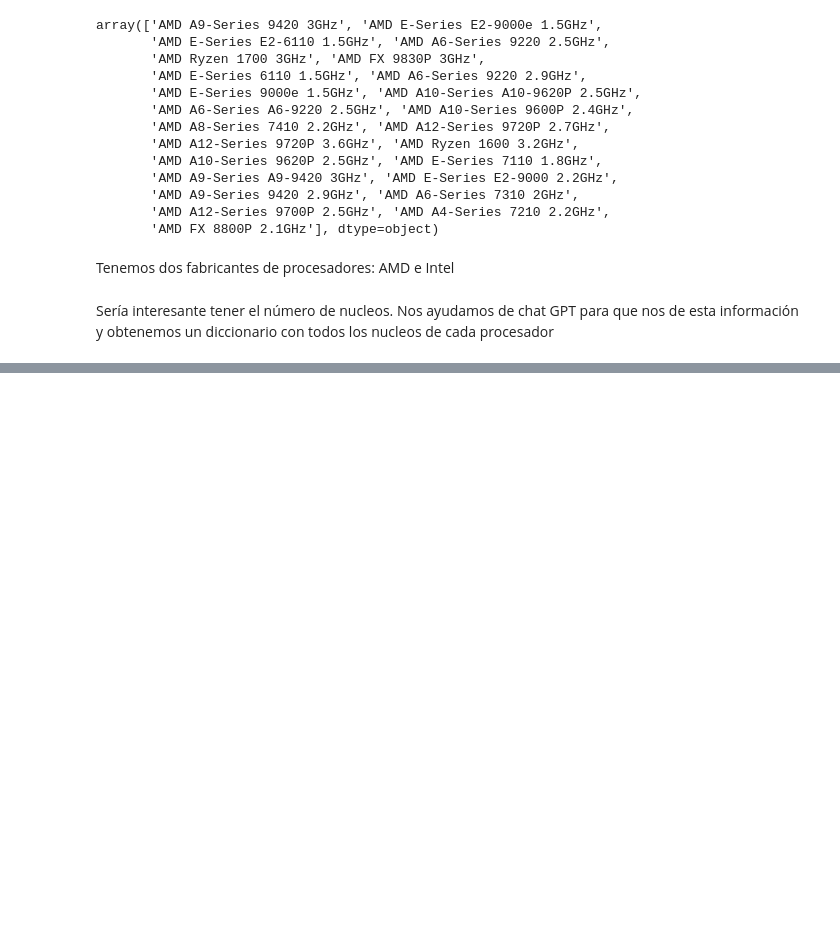
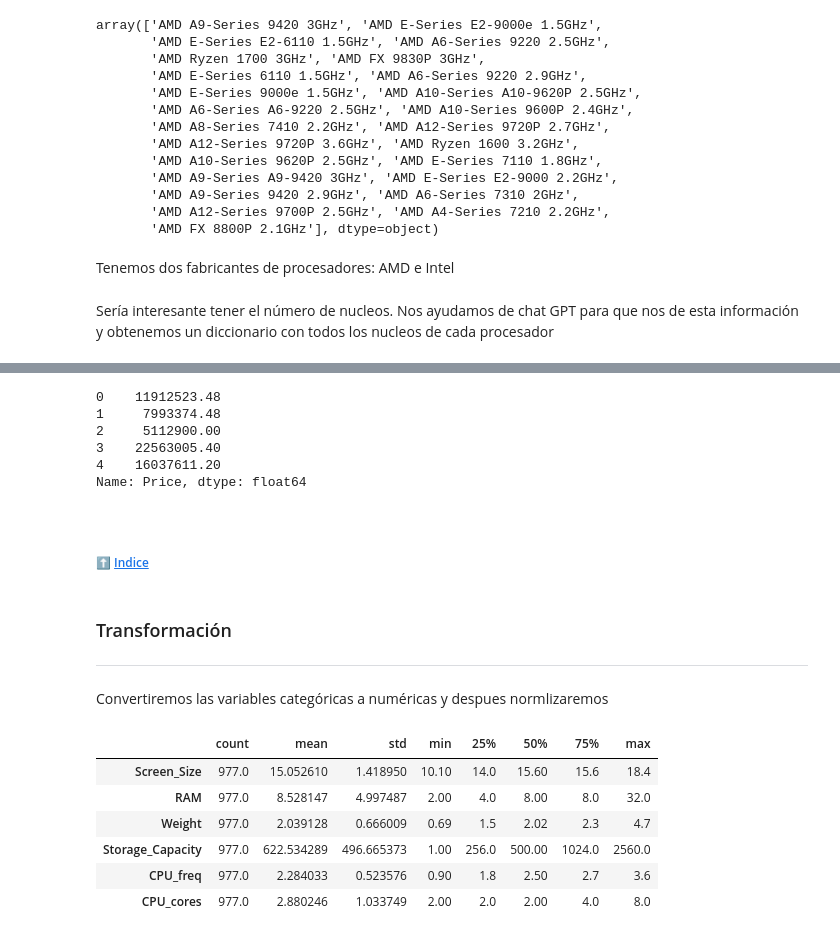
Before and after one commit to gusavato/IRONHACK_Kaggle_competition, a Jupyter notebook: jupyter/EDA.ipynb, the cells around one changed output, grey strips where cells are left out. Cells and saved outputs as stored; diff of their text form; code cells hidden in the pictures; blank space fills up the shorter version.

Commit message:
transformando X_train

```diff
--- a/jupyter/EDA.ipynb
+++ b/jupyter/EDA.ipynb
@@ -420,0 +672,3 @@ data.head()
+# %%
+X_train = data.drop(columns=['Model_Name','Category','Screen','CPU','Storage','Price'])
+X_train.head()
@@ -420,0 +682,10 @@ data.head()
+# %%
+y_train = data.Price
+y_train.head()
+# %% [output]
+0    11912523.48
+1     7993374.48
+2     5112900.00
+3    22563005.40
+4    16037611.20
+Name: Price, dtype: float64
@@ -420,0 +695,19 @@ data.head()
+# %% [markdown]
+<a name='trans'/>
+# %% [markdown]
+###### ⬆️ [Indice](#ind)
+# %% [markdown]
+### Transformación
+***
+# %% [markdown]
+Convertiremos las variables categóricas a numéricas y despues normlizaremos
+# %%
+X_train.describe().T
+# %% [output]
+|  | count | mean | std | min | 25% | 50% | 75% | max |
+| Screen_Size | 977.0 | 15.052610 | 1.418950 | 10.10 | 14.0 | 15.60 | 15.6 | 18.4 |
+| RAM | 977.0 | 8.528147 | 4.997487 | 2.00 | 4.0 | 8.00 | 8.0 | 32.0 |
+| Weight | 977.0 | 2.039128 | 0.666009 | 0.69 | 1.5 | 2.02 | 2.3 | 4.7 |
+| Storage_Capacity | 977.0 | 622.534289 | 496.665373 | 1.00 | 256.0 | 500.00 | 1024.0 | 2560.0 |
+| CPU_freq | 977.0 | 2.284033 | 0.523576 | 0.90 | 1.8 | 2.50 | 2.7 | 3.6 |
+| CPU_cores | 977.0 | 2.880246 | 1.033749 | 2.00 | 2.0 | 2.00 | 4.0 | 8.0 |
```
Also changed, not shown: parts of 43 cells of this notebook, 2 other files.
